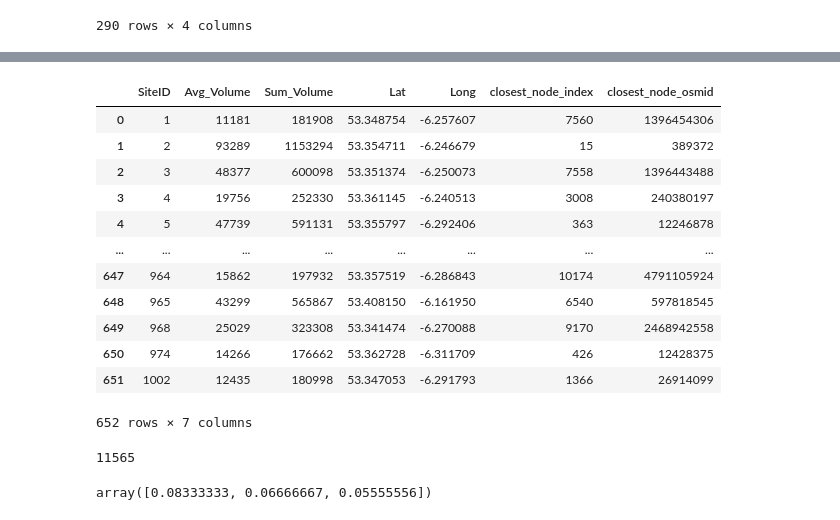
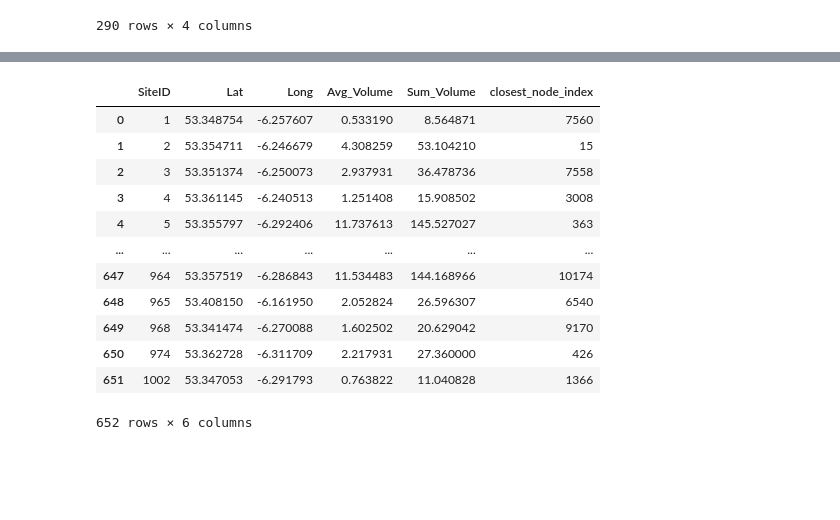
Before and after one commit to williamosherson/hackathon, a Jupyter notebook: hackathon.ipynb, the cells around one changed output, grey strips where cells are left out. Drawn from its saved outputs; the diff is of its cells as text; code cells hidden in the pictures; blank space fills up the shorter version.

```diff
--- a/hackathon.ipynb
+++ b/hackathon.ipynb
@@ -364,32 +272,38 @@ plt.show()
-# %%
-averaged_df
-# %% [output]
-|  | SiteID | Avg_Volume | Sum_Volume | Lat | Long | closest_node_index | closest_node_osmid |
-| 0 | 1 | 11181 | 181908 | 53.348754 | -6.257607 | 7560 | 1396454306 |
-| 1 | 2 | 93289 | 1153294 | 53.354711 | -6.246679 | 15 | 389372 |
-| 2 | 3 | 48377 | 600098 | 53.351374 | -6.250073 | 7558 | 1396443488 |
-| 3 | 4 | 19756 | 252330 | 53.361145 | -6.240513 | 3008 | 240380197 |
-| 4 | 5 | 47739 | 591131 | 53.355797 | -6.292406 | 363 | 12246878 |
-| ... | ... | ... | ... | ... | ... | ... | ... |
-| 647 | 964 | 15862 | 197932 | 53.357519 | -6.286843 | 10174 | 4791105924 |
-| 648 | 965 | 43299 | 565867 | 53.408150 | -6.161950 | 6540 | 597818545 |
-| 649 | 968 | 25029 | 323308 | 53.341474 | -6.270088 | 9170 | 2468942558 |
-| 650 | 974 | 14266 | 176662 | 53.362728 | -6.311709 | 426 | 12428375 |
-| 651 | 1002 | 12435 | 180998 | 53.347053 | -6.291793 | 1366 | 26914099 |
-652 rows × 7 columns
+# %%
+from scipy.spatial import cKDTree
+
+# Create a KD-tree for faster nearest neighbor search
+# The KD-tree is built on the node coordinates (longitude and latitude)
+node_coords = nodes[['x', 'y']].values
+tree = cKDTree(node_coords)
+
+# Find the closest node for each traffic signal site
+# Query the KD-tree with the traffic signal coordinates
+distances, indices = tree.query(averaged_df[['Long', 'Lat']].values)
+
+# Add the closest node index to the averaged_df
+averaged_df['closest_node_index'] = indices
+
+# Display the updated averaged_df
+display(averaged_df)
+# %% [output]
+|  | SiteID | Lat | Long | Avg_Volume | Sum_Volume | closest_node_index |
+| 0 | 1 | 53.348754 | -6.257607 | 0.533190 | 8.564871 | 7560 |
+| 1 | 2 | 53.354711 | -6.246679 | 4.308259 | 53.104210 | 15 |
+| 2 | 3 | 53.351374 | -6.250073 | 2.937931 | 36.478736 | 7558 |
+| 3 | 4 | 53.361145 | -6.240513 | 1.251408 | 15.908502 | 3008 |
+| 4 | 5 | 53.355797 | -6.292406 | 11.737613 | 145.527027 | 363 |
+| ... | ... | ... | ... | ... | ... | ... |
+| 647 | 964 | 53.357519 | -6.286843 | 11.534483 | 144.168966 | 10174 |
+| 648 | 965 | 53.408150 | -6.161950 | 2.052824 | 26.596307 | 6540 |
+| 649 | 968 | 53.341474 | -6.270088 | 1.602502 | 20.629042 | 9170 |
+| 650 | 974 | 53.362728 | -6.311709 | 2.217931 | 27.360000 | 426 |
+| 651 | 1002 | 53.347053 | -6.291793 | 0.763822 | 11.040828 | 1366 |
+652 rows × 6 columns
 # %%
 known_node_indices = averaged_df['closest_node_index'].to_list()
 # %%
 labels = np.array([averaged_df['Sum_Volume'][known_node_indices.index(index)]
                    if index in known_node_indices else 0 for index in range(11565) ])
 # %%
-len(labels)
+Y=labels
-# %% [output]
-11565
-# %%
-A = np.array([[1,2,3],
-          [4,5,6],
-          [7,8,9]])
-np.ones(3)/np.sum(A,axis=0)
-# %% [output]
-array([0.08333333, 0.06666667, 0.05555556])
```
Also changed, not shown: parts of 13 cells of this notebook.
